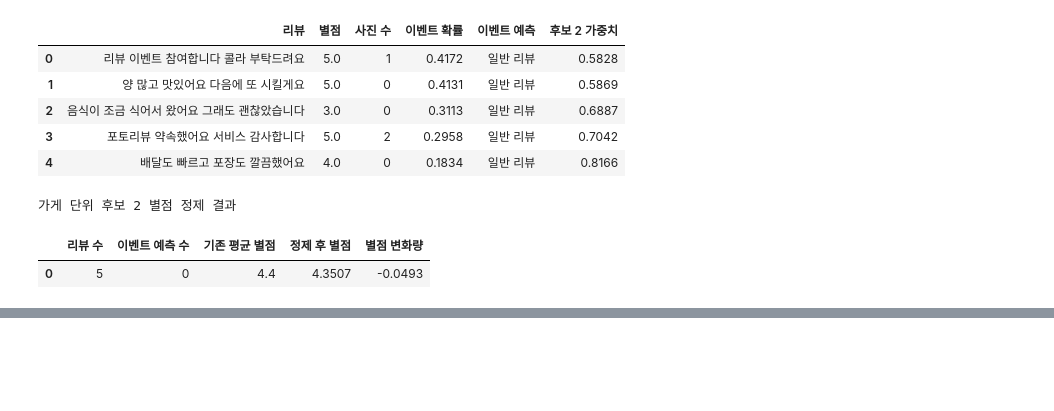
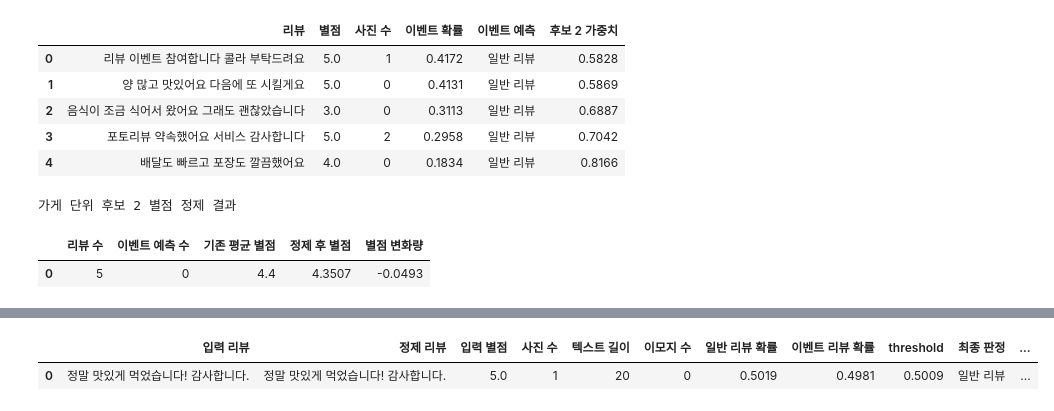
Before and after one commit to HSU-bigdata-project/review-refining, a Jupyter notebook: 08end_to_end_demo.ipynb, the cells around one changed output, grey strips where cells are left out. Drawn from its saved outputs; the diff is of its cells as text; code cells hidden in the pictures; blank space fills up the shorter version.

```diff
--- a/08end_to_end_demo.ipynb
+++ b/08end_to_end_demo.ipynb
@@ -301,0 +308,45 @@ display(store_summary)
+# %%
+input_review_text = input('리뷰 내용을 입력하세요: ').strip()
+input_photo_text = input('사진 수를 입력하세요 (없으면 0): ').strip()
+input_rating_text = input('별점을 입력하세요 (예: 5.0): ').strip()
+
+if input_review_text == '':
+    raise ValueError('리뷰 내용은 비워둘 수 없습니다.')
+
+input_photo_count = int(input_photo_text) if input_photo_text else 0
+input_rating = float(input_rating_text) if input_rating_text else np.nan
+
+input_feature, input_info = make_feature_frame(input_review_text, input_photo_count)
+input_proba = event_model.predict_proba(input_feature)[0]
+input_general_prob = float(input_proba[0])
+input_event_prob = float(input_proba[1])
+input_event_pred = int(input_event_prob >= threshold)
+input_rating_weight = float(np.clip(1 - input_event_prob, 0, 1))
+input_result = pd.DataFrame([{
+    '입력 리뷰': input_review_text,
+    '정제 리뷰': input_info.loc[0, 'cleaned_review_text'],
+    '입력 별점': input_rating,
+    '사진 수': input_info.loc[0, 'photo_count'],
+    '텍스트 길이': input_info.loc[0, 'text_length'],
+    '이모지 수': input_info.loc[0, 'emoji_count'],
+    '일반 리뷰 확률': input_general_prob,
+    '이벤트 리뷰 확률': input_event_prob,
+    'threshold': threshold,
+    '최종 판정': '이벤트 리뷰' if input_event_pred == 1 else '일반 리뷰',
+    '별점 반영 가중치': input_rating_weight,
+}]).round({
+    '일반 리뷰 확률': 4,
+    '이벤트 리뷰 확률': 4,
+    'threshold': 4,
+    '별점 반영 가중치': 4,
+})
+
+assert 0 <= input_general_prob <= 1
+assert 0 <= input_event_prob <= 1
+assert np.isclose(input_general_prob + input_event_prob, 1.0)
+assert np.isclose(input_rating_weight, 1 - input_event_prob)
+assert 'rating' not in feature_cols
+display(input_result)
+# %% [output]
+|  | 입력 리뷰 | 정제 리뷰 | 입력 별점 | 사진 수 | 텍스트 길이 | 이모지 수 | 일반 리뷰 확률 | 이벤트 리뷰 확률 | threshold | 최종 판정 | ... |
+| 0 | 정말 맛있게 먹었습니다! 감사합니다. | 정말 맛있게 먹었습니다! 감사합니다. | 5.0 | 1 | 20 | 0 | 0.5019 | 0.4981 | 0.5009 | 일반 리뷰 | ... |
```
Also changed, not shown: parts of 5 cells of this notebook.
